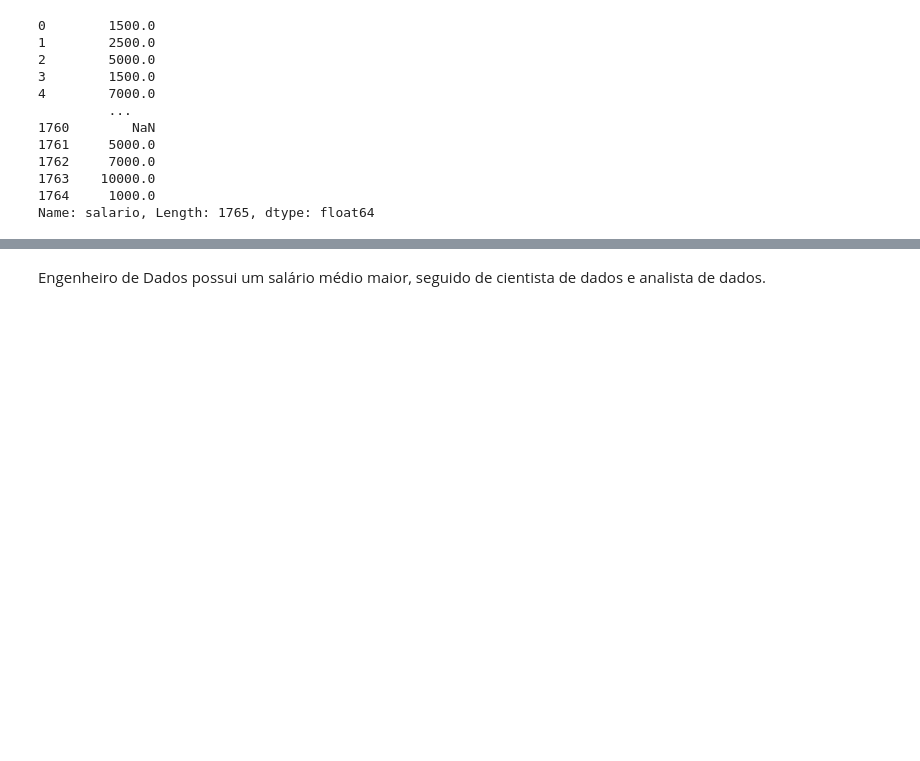
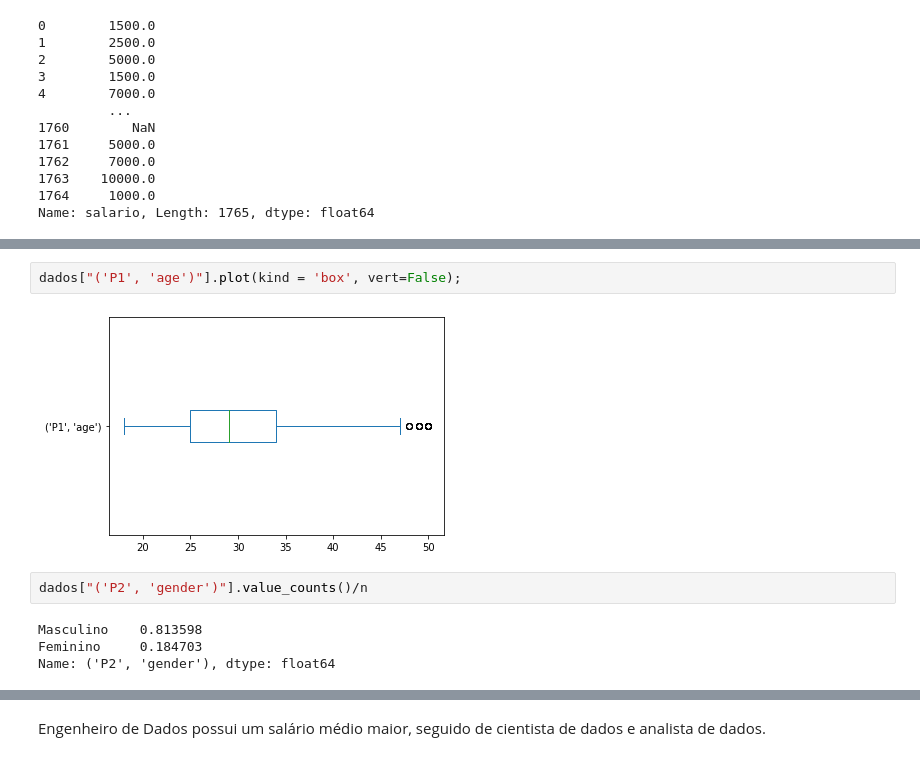
Before and after one commit to ericasrafael/data_professional_profile, a Jupyter notebook: O_perfil_do_profissional_de_dados_no_Brasil.ipynb, the cells around one changed output, grey strips where cells are left out. Drawn from its saved outputs; the diff is of its cells as text; blank space fills up the shorter version.

```diff
--- a/O_perfil_do_profissional_de_dados_no_Brasil.ipynb
+++ b/O_perfil_do_profissional_de_dados_no_Brasil.ipynb
@@ -345,0 +377,10 @@ round(dados['salario'].mean() , 2)
+# %%
+dados["('P1', 'age')"].plot(kind = 'box', vert=False);
+# %% [output]
+[figure, added]
+# %%
+dados["('P2', 'gender')"].value_counts()/n
+# %% [output]
+Masculino    0.813598
+Feminino     0.184703
+Name: ('P2', 'gender'), dtype: float64
```
Also changed, not shown: parts of 40 cells of this notebook.
